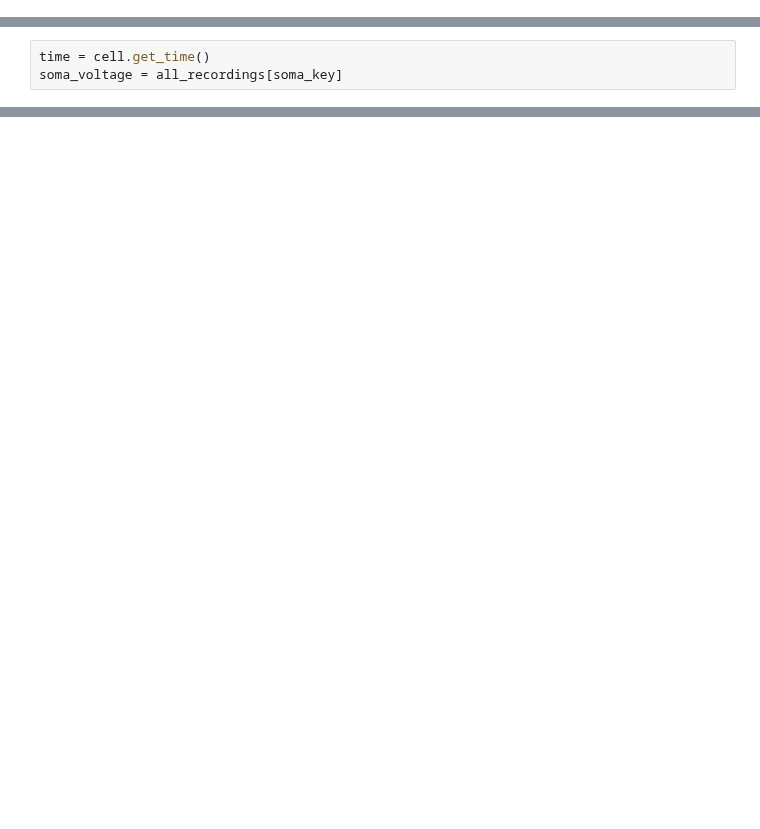
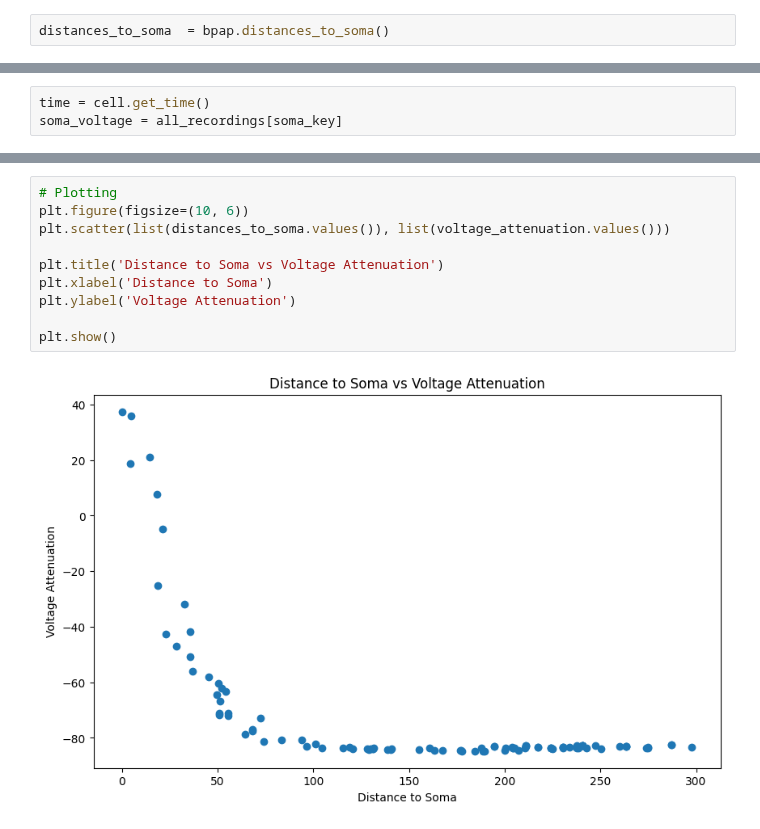
Before and after one commit to BlueBrain/BlueCelluLab, a Jupyter notebook: examples/1-singlecell/bpap.ipynb, the cells around one changed output, grey strips where cells are left out. Cells and saved outputs as stored; diff of their text form; blank space fills up the shorter version.

```diff
--- a/examples/1-singlecell/bpap.ipynb
+++ b/examples/1-singlecell/bpap.ipynb
@@ -49,0 +54,2 @@ peak_delays = bpap.peak_delays()
+# %%
+distances_to_soma  = bpap.distances_to_soma()
@@ -88,0 +107,12 @@ plt.show()
+# %%
+# Plotting
+plt.figure(figsize=(10, 6))
+plt.scatter(list(distances_to_soma.values()), list(voltage_attenuation.values()))
+
+plt.title('Distance to Soma vs Voltage Attenuation')
+plt.xlabel('Distance to Soma')
+plt.ylabel('Voltage Attenuation')
+
+plt.show()
+# %% [output]
+[figure, added]
```
Also changed, not shown: parts of 11 cells of this notebook, 2 other files.
